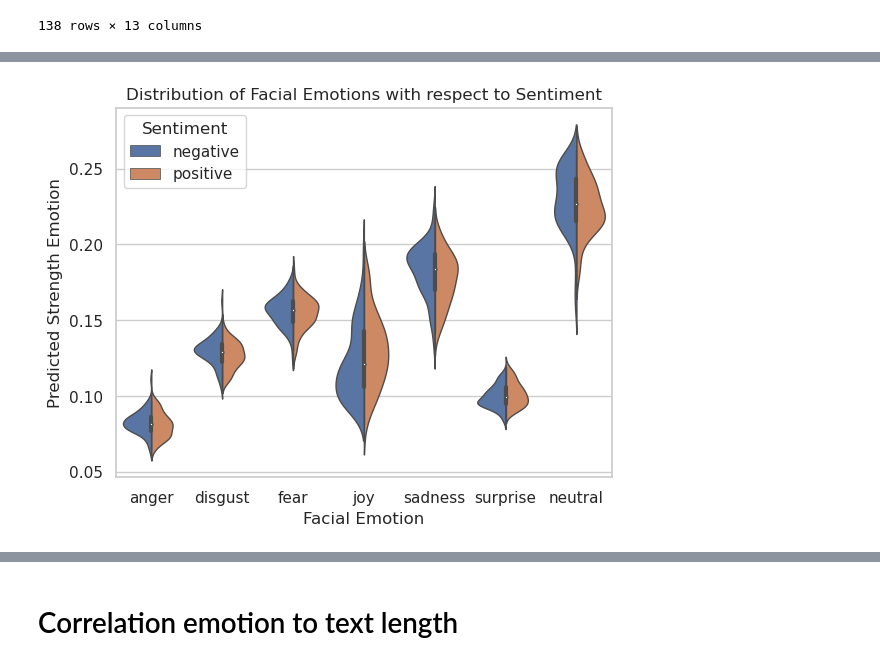
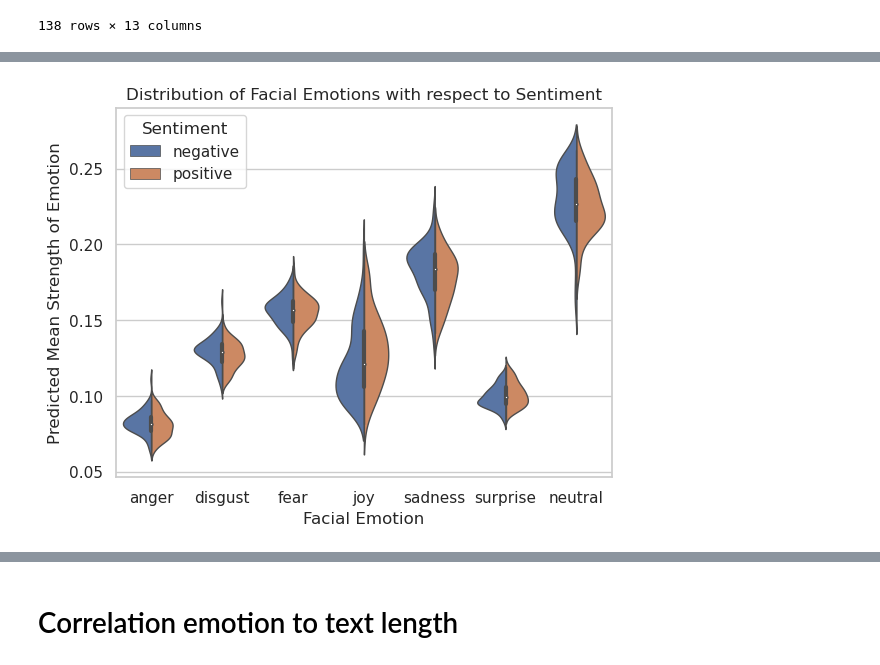
Before and after one commit to RavenRudi/coin_jazz, a Jupyter notebook: notebooks/rq2_correlations.ipynb, the cells around one changed output, grey strips where cells are left out. Saved outputs shown, nothing was run; the diff lists cells and outputs as text; code cells hidden in the pictures.

```diff
--- a/notebooks/rq2_correlations.ipynb
+++ b/notebooks/rq2_correlations.ipynb
@@ -244,28 +251,28 @@ get_correlations_with_binary(df_merged, 'positive', ['facial_anger','facial_disg
 # %%
 import seaborn as sns
 
 sns.set_theme(style="whitegrid")
 
 # Create a list of facial features
 features = ['positive','facial_anger', 'facial_disgust', 'facial_fear', 'facial_joy', 'facial_sadness', 'facial_surprise', 'facial_neutral']
 melted = df_merged[features].copy()
 melted.columns= ['positive','anger', 'disgust', 'fear', 'joy', 'sadness', 'surprise', 'neutral']
 melted = pd.melt(melted, id_vars='positive')
 melted['positive'] = ['positive' if val == 1 else 'negative' for val in melted['positive']]
 # Draw a nested violinplot and split the violins for easier comparison
 sns.violinplot(data=melted, x="variable", y="value", hue="positive",
                split=True, linewidth=1)
 
 # Set labels and title
 plt.xlabel('Facial Emotion')
-plt.ylabel('Predicted Strength Emotion')
+plt.ylabel('Predicted Mean Strength of Emotion')
 plt.title('Distribution of Facial Emotions with respect to Sentiment')
 plt.legend(title='Sentiment')
 
 # Remove the left spine
 # sns.despine(left=True)
 
 # Show the plot
 plt.show()
 # %% [output]
-[figure, old version]
+[figure, new version]
```
Also changed, not shown: parts of 14 cells of this notebook, 10 other files.
